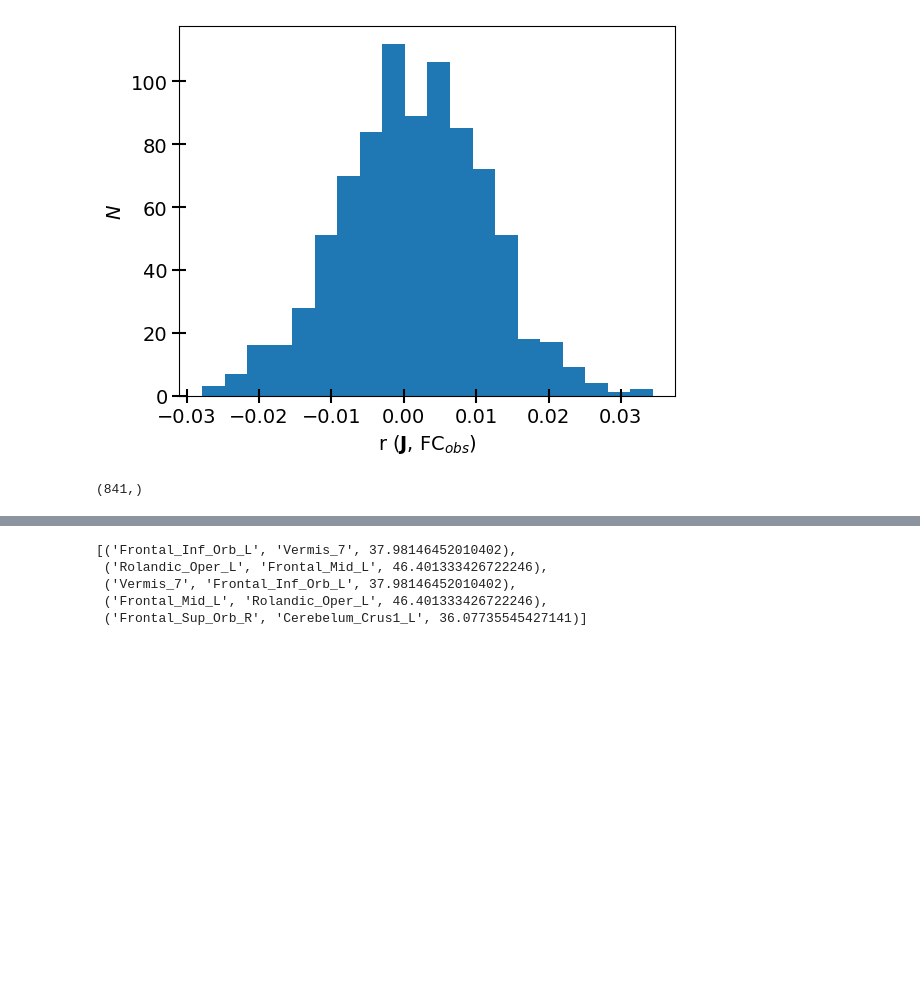
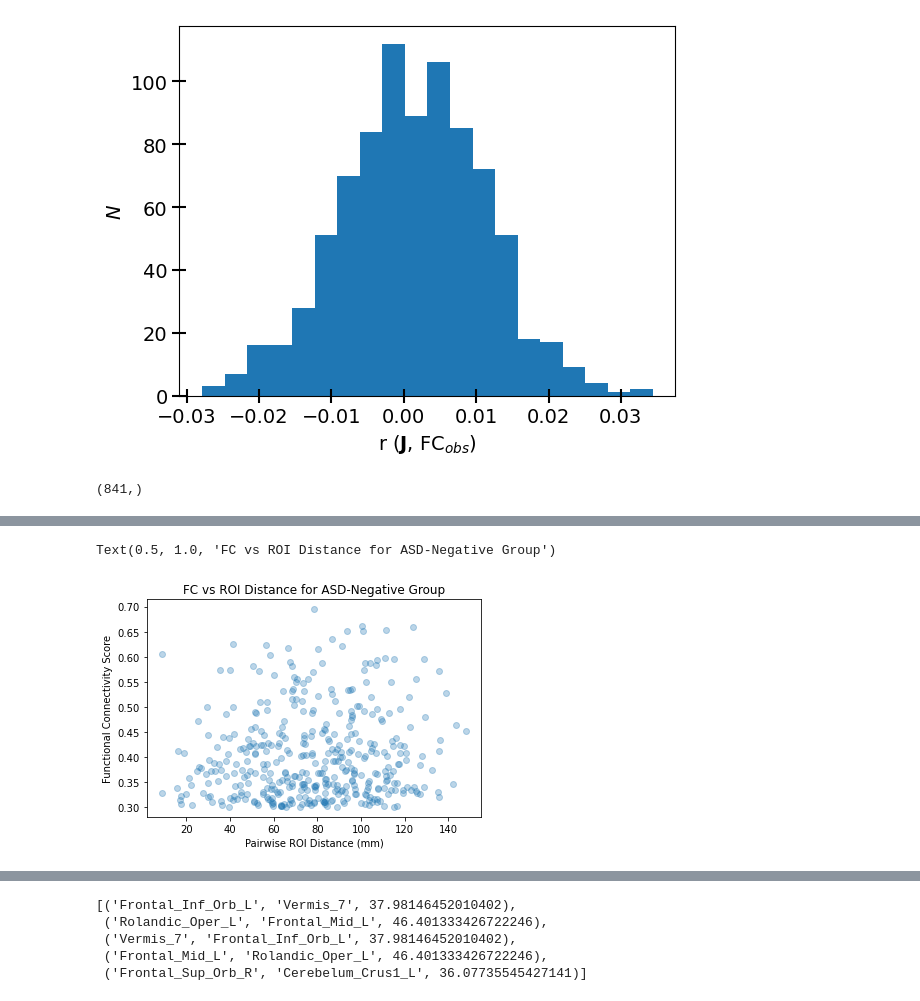
Before and after one commit to shivanshseth/fmri-functional-connectivity-ising, a Jupyter notebook: src/results.ipynb, the cells around one changed output, grey strips where cells are left out. Drawn from its saved outputs; the diff is of its cells as text; code cells hidden in the pictures; blank space fills up the shorter version.

```diff
--- a/src/results.ipynb
+++ b/src/results.ipynb
@@ -106,0 +130,3 @@ coordinates = plotting.find_parcellation_cut_coords(aal['maps'])
+# %%
+neg_diag_idxs = np.where(diag == ASD_NEGATIVE)[0]
+pos_diag_idxs = np.where(diag == ASD_POSITIVE)[0]
@@ -106,0 +171,8 @@ coordinates = plotting.find_parcellation_cut_coords(aal['maps'])
+# %%
+plt.scatter(neg_x_dists[neg_y_fc > 0.3], neg_y_fc[neg_y_fc > 0.3], alpha=0.3)
+plt.xlabel("Pairwise ROI Distance (mm)")
+plt.ylabel("Functional Connectivity Score")
+plt.title("FC vs ROI Distance for ASD-Negative Group")
+# %% [output]
+Text(0.5, 1.0, 'FC vs ROI Distance for ASD-Negative Group')
+[figure, added]
```
Also changed, not shown: parts of 16 cells of this notebook.
